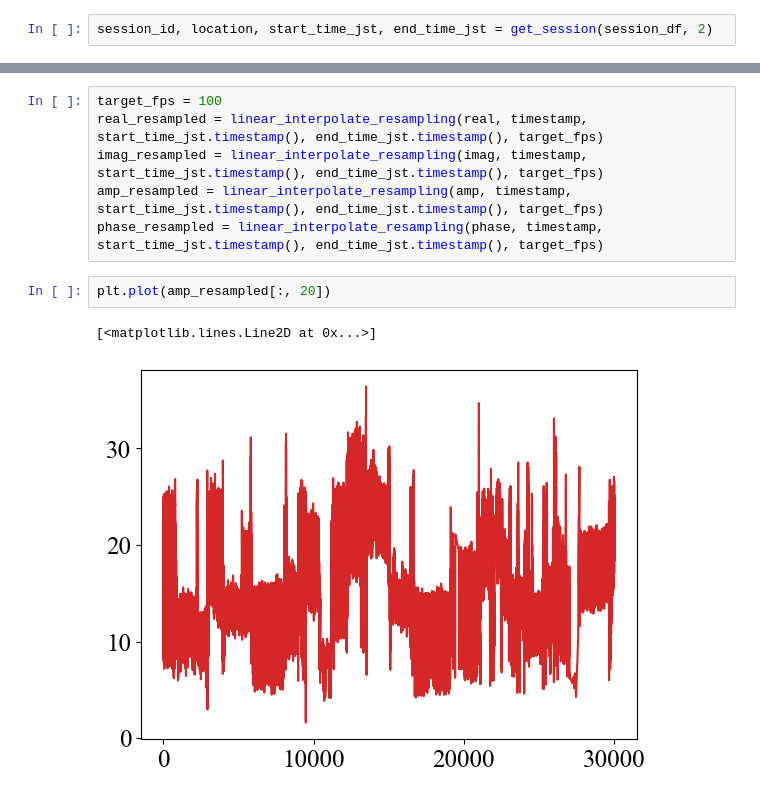
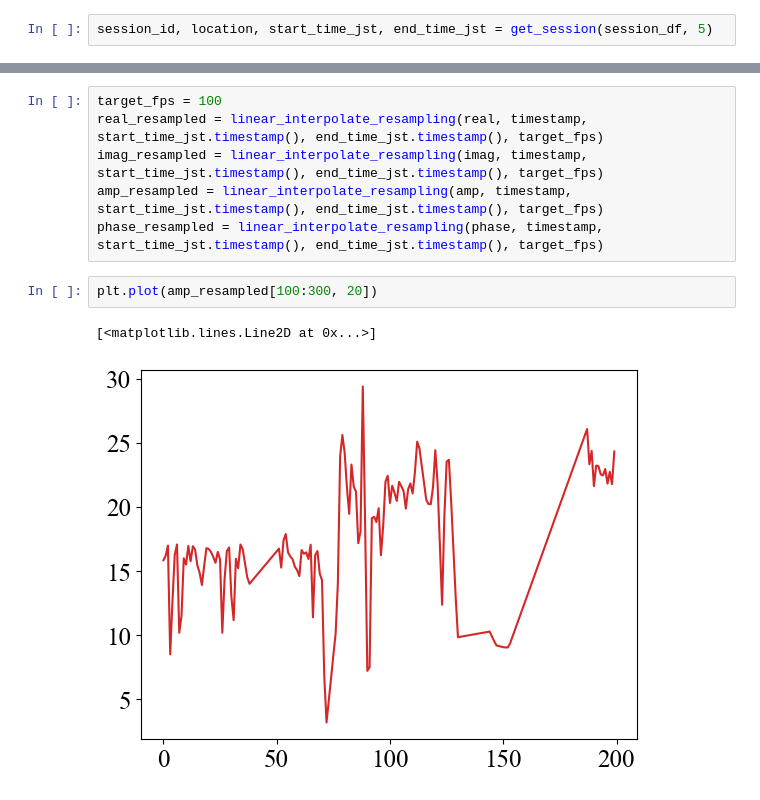
Before and after one commit to Canale0107/deformation-prediction-multi-environment, a Jupyter notebook: jupyter/notebook/preprocess/csi/observation_resampling.ipynb, the cells around one changed output, grey strips where cells are left out. Cells and saved outputs as stored; diff of their text form.

```diff
--- a/jupyter/notebook/preprocess/csi/observation_resampling.ipynb
+++ b/jupyter/notebook/preprocess/csi/observation_resampling.ipynb
@@ -113,5 +113,5 @@ len(session_df)
 # %% [output]
 12
 # %%
-session_id, location, start_time_jst, end_time_jst = get_session(session_df, 2)
+session_id, location, start_time_jst, end_time_jst = get_session(session_df, 5)
 # %% [output]
@@ -146,7 +146,7 @@ imag_resampled = linear_interpolate_resampling(imag, timestamp, start_time_jst.t
 amp_resampled = linear_interpolate_resampling(amp, timestamp, start_time_jst.timestamp(), end_time_jst.timestamp(), target_fps)
 phase_resampled = linear_interpolate_resampling(phase, timestamp, start_time_jst.timestamp(), end_time_jst.timestamp(), target_fps)
 # %%
-plt.plot(amp_resampled[:, 20])
+plt.plot(amp_resampled[100:300, 20])
 # %% [output]
 [<matplotlib.lines.Line2D at 0x...>]
-[figure, old version]
+[figure, new version]
```
Also changed, not shown: parts of 10 cells of this notebook, 4 other files.
